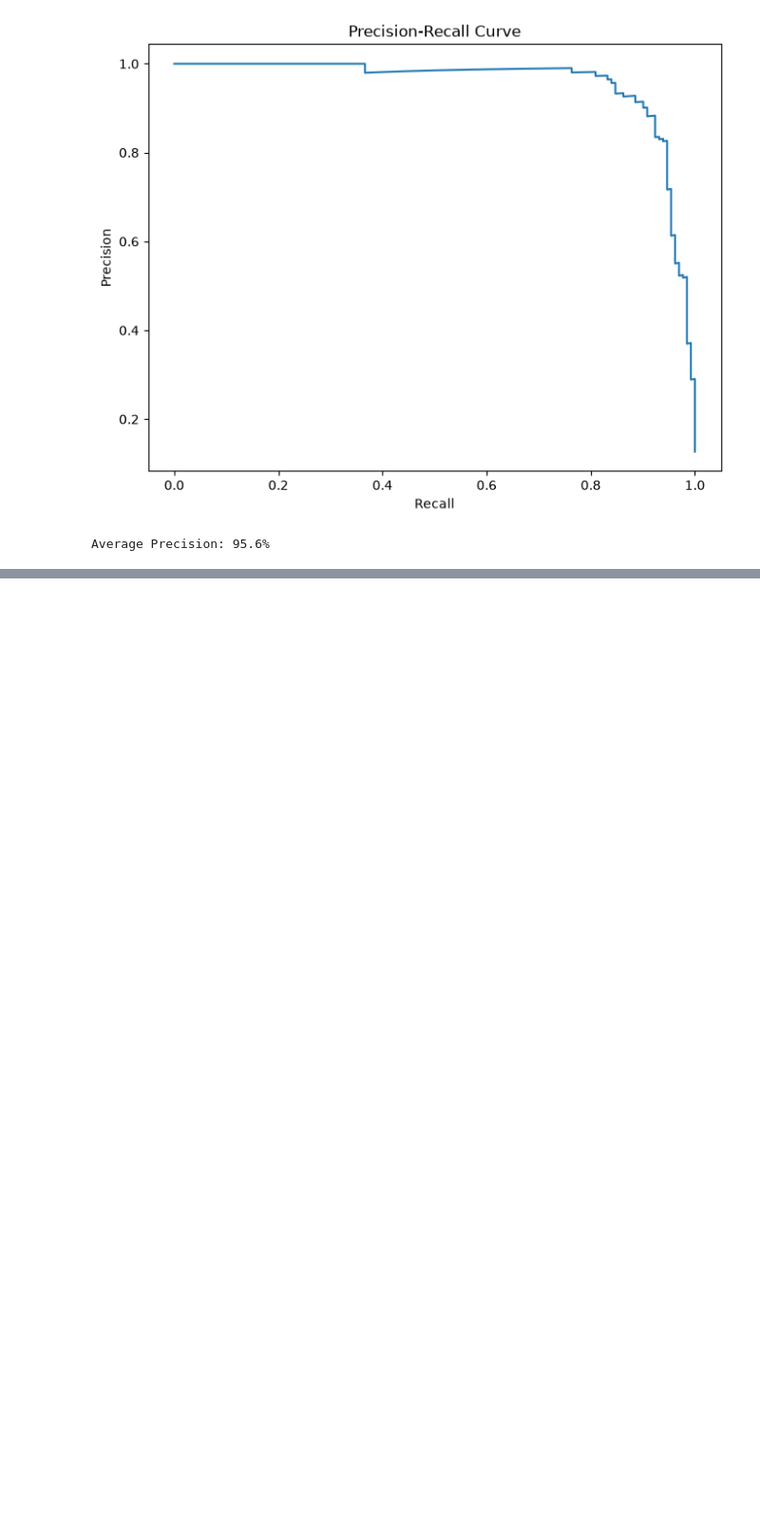
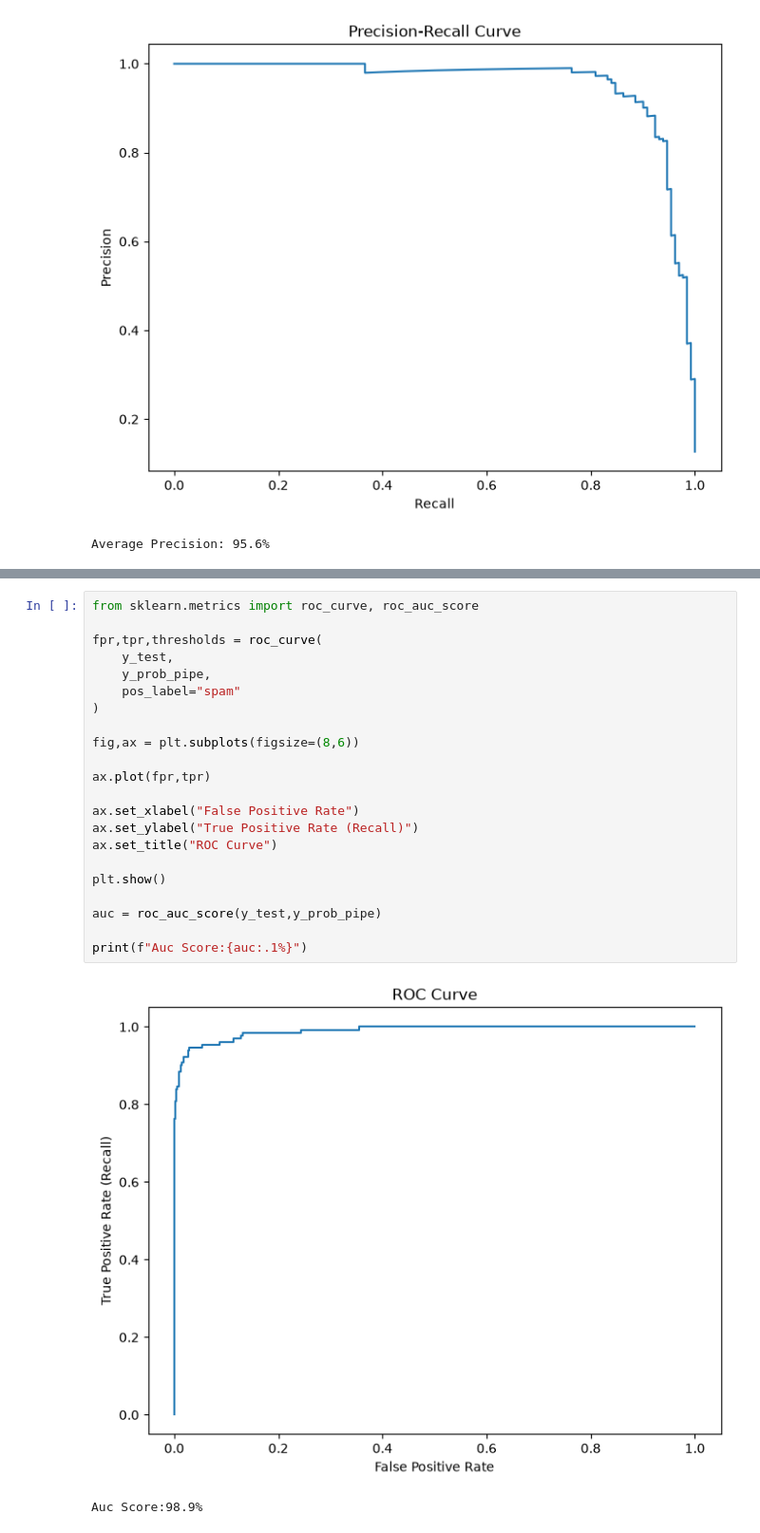
Before and after one commit to Emreert17/sms-spam-classifier, a Jupyter notebook: notebooks/spam_classification.ipynb, the cells around one changed output, grey strips where cells are left out. Shown at 95% size. Cells and saved outputs as stored; diff of their text form; blank space fills up the shorter version.

Commit message:
Roc-Auc Curve and Cross Validation

```diff
--- a/notebooks/spam_classification.ipynb
+++ b/notebooks/spam_classification.ipynb
@@ -580,0 +619,25 @@ Average Precision: 95.6%
+# %%
+from sklearn.metrics import roc_curve, roc_auc_score
+
+fpr,tpr,thresholds = roc_curve(
+    y_test,
+    y_prob_pipe,
+    pos_label="spam"
+)
+
+fig,ax = plt.subplots(figsize=(8,6))
+
+ax.plot(fpr,tpr)
+
+ax.set_xlabel("False Positive Rate")
+ax.set_ylabel("True Positive Rate (Recall)")
+ax.set_title("ROC Curve")
+
+plt.show()
+
+auc = roc_auc_score(y_test,y_prob_pipe)
+
+print(f"Auc Score:{auc:.1%}")
+# %% [output]
+[figure, added]
+Auc Score:98.9%
```
Also changed, not shown: parts of 4 cells of this notebook.
